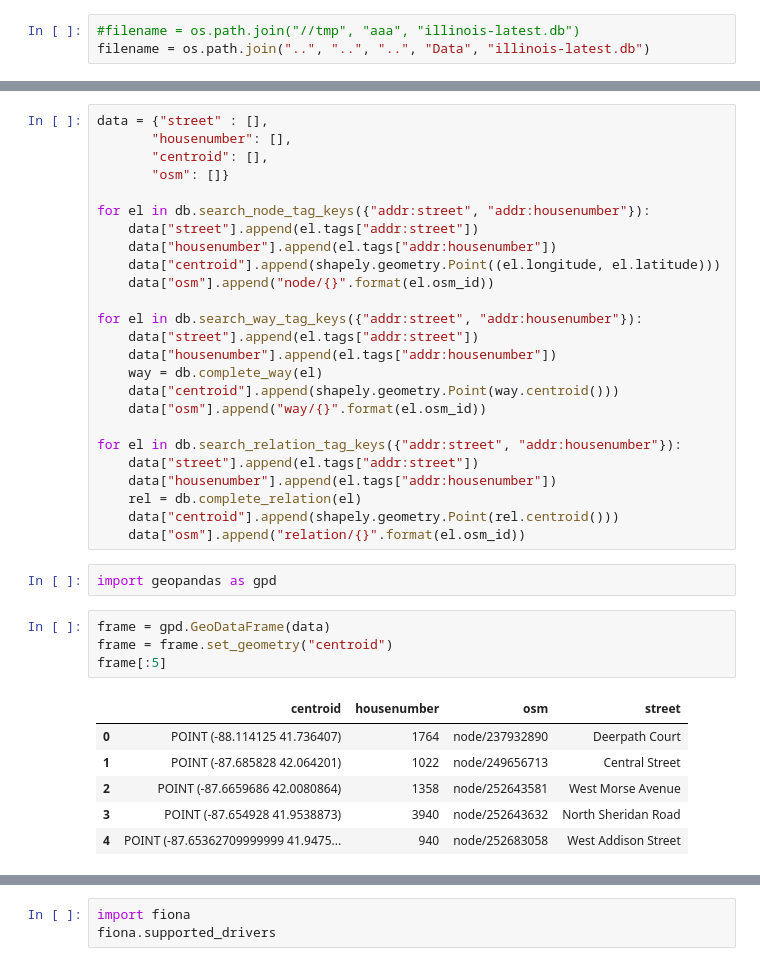
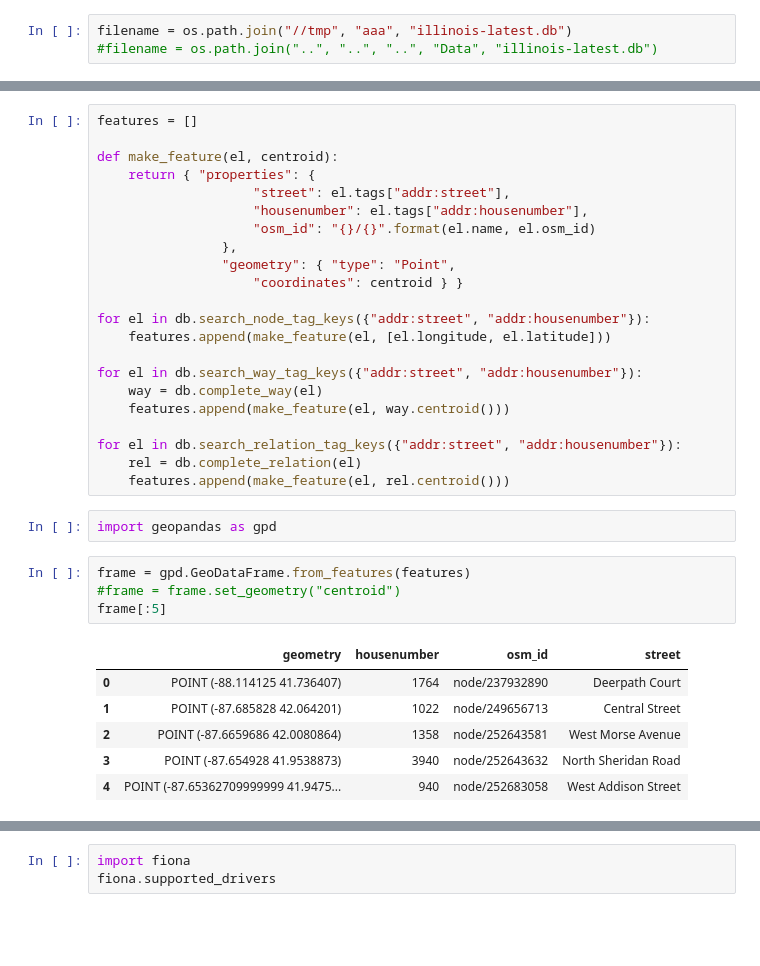
Before and after one commit to MatthewDaws/OSMDigest, a Jupyter notebook: notebooks/Explore buildings and addresses.ipynb, the cells around one changed output, grey strips where cells are left out. Drawn from its saved outputs; the diff is of its cells as text; blank space fills up the shorter version.

```diff
--- a/notebooks/Explore buildings and addresses.ipynb
+++ b/notebooks/Explore buildings and addresses.ipynb
@@ -197,6 +198,6 @@ import osmdigest.sqlite as sq
 # %%
-#filename = os.path.join("//tmp", "aaa", "illinois-latest.db")
-filename = os.path.join("..", "..", "..", "Data", "illinois-latest.db")
+filename = os.path.join("//tmp", "aaa", "illinois-latest.db")
+#filename = os.path.join("..", "..", "..", "Data", "illinois-latest.db")
 # %%
 db = sq.OSM_SQLite(filename)
 # %% [markdown]
@@ -286,36 +287,33 @@ import shapely.geometry
 # %%
-data = {"street" : [],
-       "housenumber": [],
-       "centroid": [],
-       "osm": []}
+features = []
+
+def make_feature(el, centroid):
+    return { "properties": {
+                    "street": el.tags["addr:street"],
+                    "housenumber": el.tags["addr:housenumber"],
+                    "osm_id": "{}/{}".format(el.name, el.osm_id)
+                },
+                "geometry": { "type": "Point",
+                    "coordinates": centroid } }
 
 for el in db.search_node_tag_keys({"addr:street", "addr:housenumber"}):
-    data["street"].append(el.tags["addr:street"])
-    data["housenumber"].append(el.tags["addr:housenumber"])
-    data["centroid"].append(shapely.geometry.Point((el.longitude, el.latitude)))
-    data["osm"].append("node/{}".format(el.osm_id))
+    features.append(make_feature(el, [el.longitude, el.latitude]))
 
 for el in db.search_way_tag_keys({"addr:street", "addr:housenumber"}):
-    data["street"].append(el.tags["addr:street"])
-    data["housenumber"].append(el.tags["addr:housenumber"])
     way = db.complete_way(el)
-    data["centroid"].append(shapely.geometry.Point(way.centroid()))
-    data["osm"].append("way/{}".format(el.osm_id))
+    features.append(make_feature(el, way.centroid()))
 
 for el in db.search_relation_tag_keys({"addr:street", "addr:housenumber"}):
-    data["street"].append(el.tags["addr:street"])
-    data["housenumber"].append(el.tags["addr:housenumber"])
     rel = db.complete_relation(el)
-    data["centroid"].append(shapely.geometry.Point(rel.centroid()))
-    data["osm"].append("relation/{}".format(el.osm_id))
+    features.append(make_feature(el, rel.centroid()))
 # %%
 import geopandas as gpd
 # %%
-frame = gpd.GeoDataFrame(data)
-frame = frame.set_geometry("centroid")
+frame = gpd.GeoDataFrame.from_features(features)
+#frame = frame.set_geometry("centroid")
 frame[:5]
 # %% [output]
-|  | centroid | housenumber | osm | street |
+|  | geometry | housenumber | osm_id | street |
 | 0 | POINT (-88.114125 41.736407) | 1764 | node/237932890 | Deerpath Court |
 | 1 | POINT (-87.685828 42.064201) | 1022 | node/249656713 | Central Street |
 | 2 | POINT (-87.6659686 42.0080864) | 1358 | node/252643581 | West Morse Avenue |
```
Also changed, not shown: parts of 12 cells of this notebook, 2 other files.
